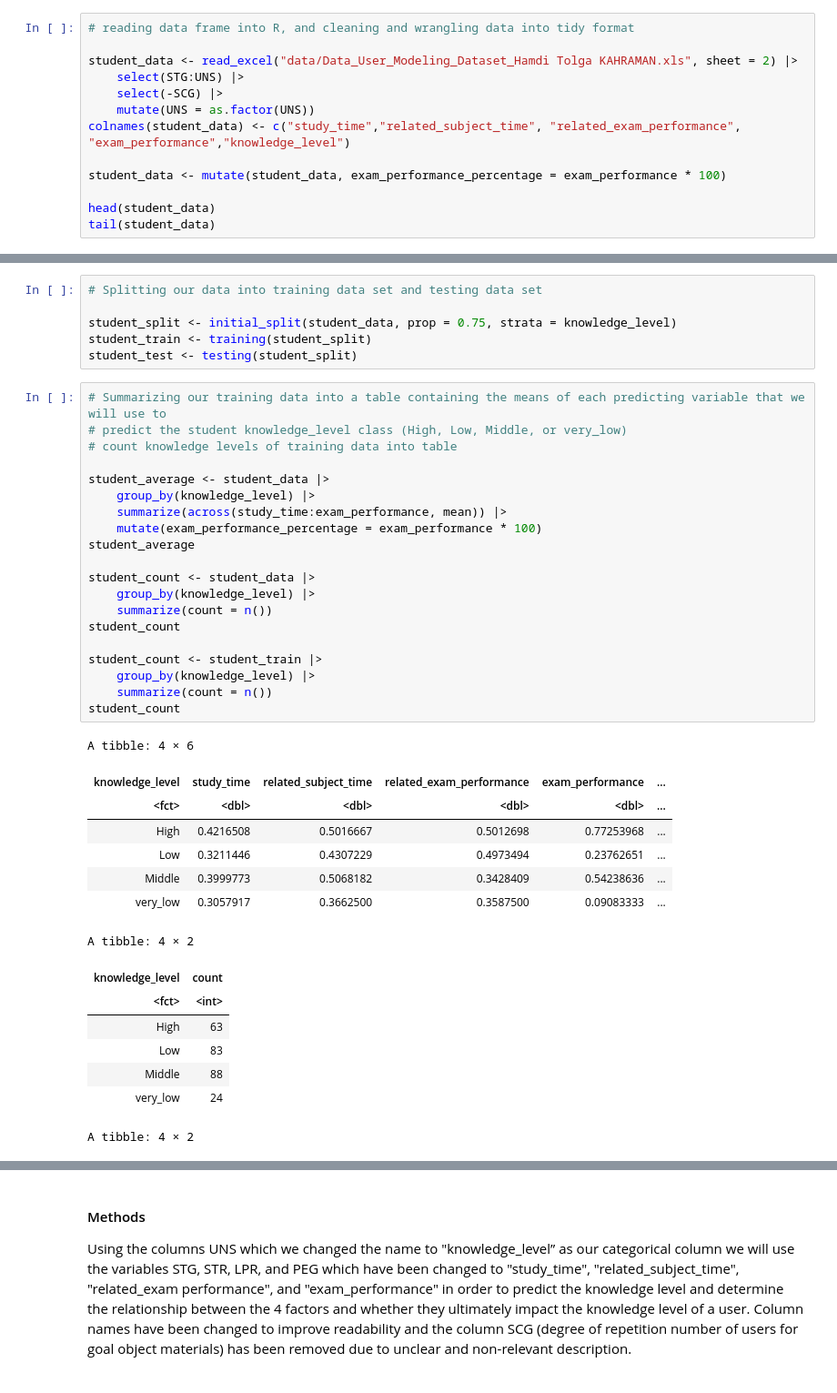
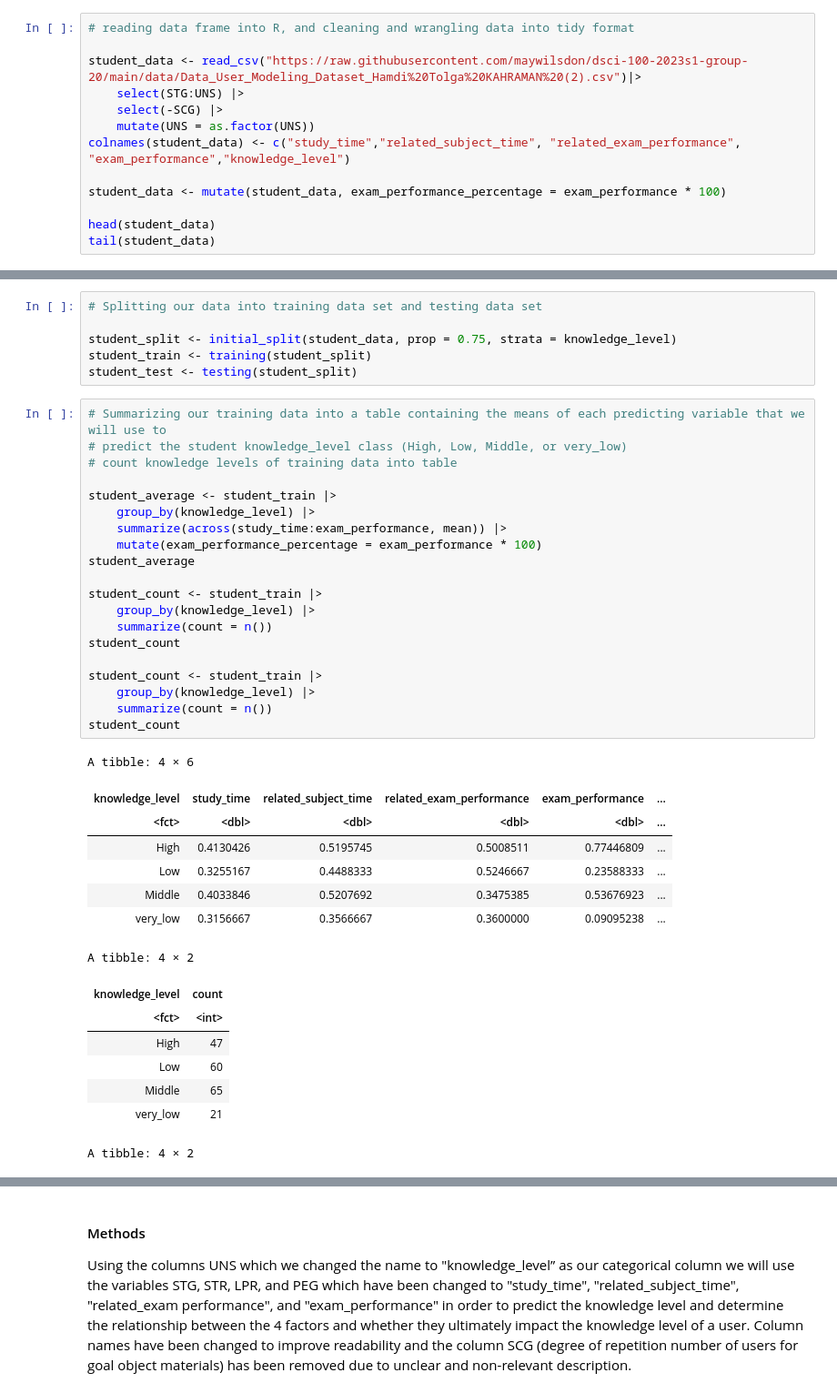
Before and after one commit to maywilsdon/dsci-100-2023s1-group-20, a Jupyter notebook: proposal.ipynb, the cells around one changed output, grey strips where cells are left out. Shown: that part at 91% size. Saved outputs shown, nothing was run; the diff lists cells and outputs as text.

```diff
--- a/proposal.ipynb
+++ b/proposal.ipynb
@@ -34,7 +34,7 @@ set.seed(7)
 # %%
 # reading data frame into R, and cleaning and wrangling data into tidy format
 
-student_data <- read_excel("data/Data_User_Modeling_Dataset_Hamdi Tolga KAHRAMAN.xls", sheet = 2) |>
+student_data <- read_csv("https://raw.githubusercontent.com/maywilsdon/dsci-100-2023s1-group-20/main/data/Data_User_Modeling_Dataset_Hamdi%20Tolga%20KAHRAMAN%20(2).csv")|>
     select(STG:UNS) |>
     select(-SCG) |>
     mutate(UNS = as.factor(UNS))
@@ -75,38 +84,38 @@ student_test <- testing(student_split)
 # %%
 # Summarizing our training data into a table containing the means of each predicting variable that we will use to
 # predict the student knowledge_level class (High, Low, Middle, or very_low)
 # count knowledge levels of training data into table
 
-student_average <- student_data |>
+student_average <- student_train |>
     group_by(knowledge_level) |>
     summarize(across(study_time:exam_performance, mean)) |>
     mutate(exam_performance_percentage = exam_performance * 100)
 student_average
 
-student_count <- student_data |>
+student_count <- student_train |>
     group_by(knowledge_level) |>
     summarize(count = n())
 student_count
 
 student_count <- student_train |>
     group_by(knowledge_level) |>
     summarize(count = n())
 student_count
 # %% [output]
 A tibble: 4 × 6
 | knowledge_level | study_time | related_subject_time | related_exam_performance | exam_performance | ... |
 | <fct> | <dbl> | <dbl> | <dbl> | <dbl> | ... |
-| High | 0.4216508 | 0.5016667 | 0.5012698 | 0.77253968 | ... |
-| Low | 0.3211446 | 0.4307229 | 0.4973494 | 0.23762651 | ... |
-| Middle | 0.3999773 | 0.5068182 | 0.3428409 | 0.54238636 | ... |
-| very_low | 0.3057917 | 0.3662500 | 0.3587500 | 0.09083333 | ... |
+| High | 0.4130426 | 0.5195745 | 0.5008511 | 0.77446809 | ... |
+| Low | 0.3255167 | 0.4488333 | 0.5246667 | 0.23588333 | ... |
+| Middle | 0.4033846 | 0.5207692 | 0.3475385 | 0.53676923 | ... |
+| very_low | 0.3156667 | 0.3566667 | 0.3600000 | 0.09095238 | ... |
 A tibble: 4 × 2
 | knowledge_level | count |
 | <fct> | <int> |
-| High | 63 |
-| Low | 83 |
-| Middle | 88 |
-| very_low | 24 |
+| High | 47 |
+| Low | 60 |
+| Middle | 65 |
+| very_low | 21 |
 A tibble: 4 × 2
 | knowledge_level | count |
 | <fct> | <int> |
```
Also changed, not shown: parts of 3 cells of this notebook.
